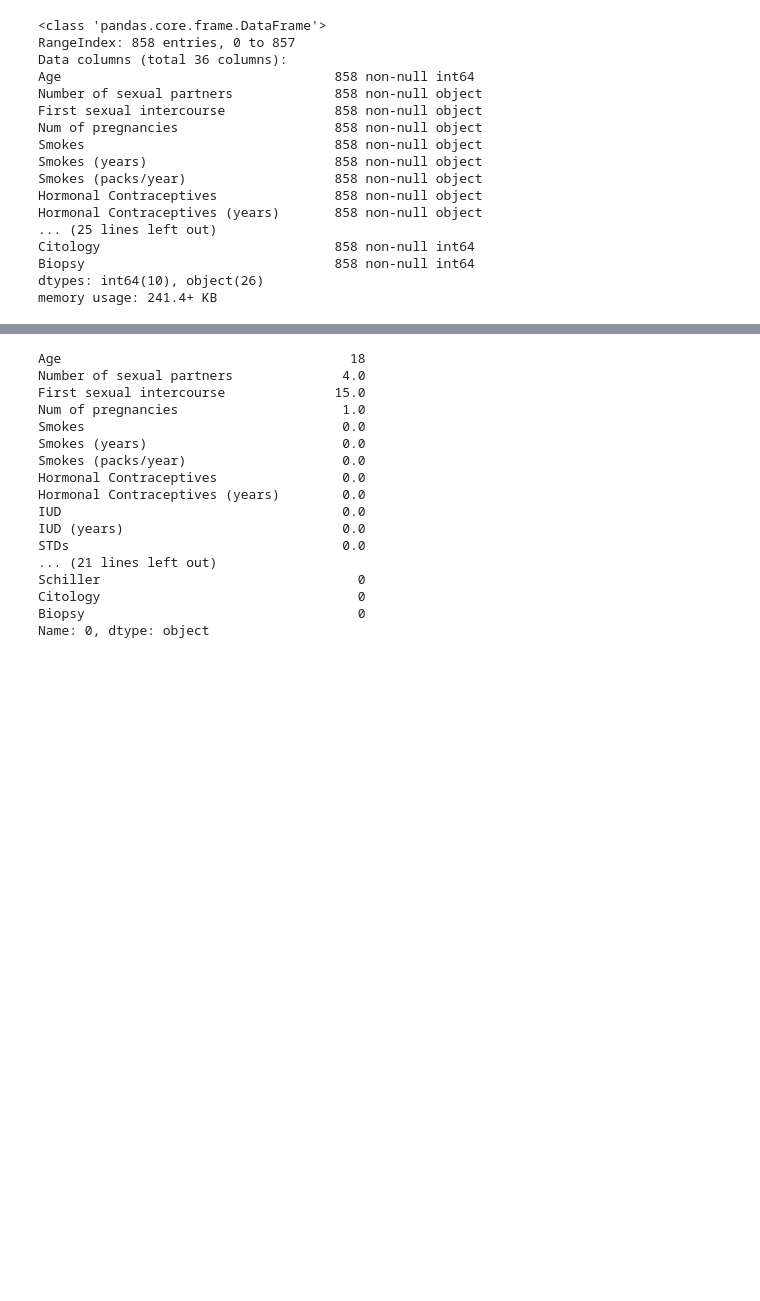
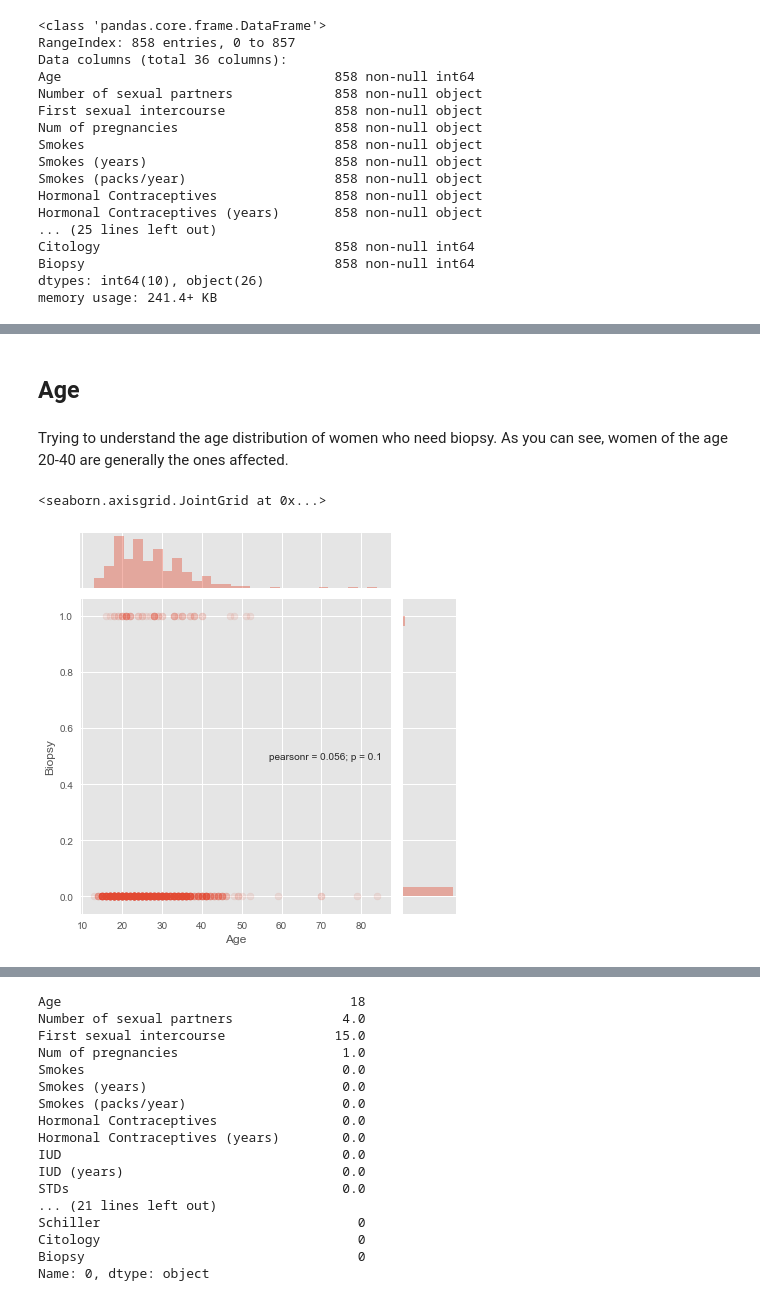
Before and after one commit to rvsaatvik/Predicting-Cervical-Cancer, a Jupyter notebook: Capstone2/Cleanup_Notebook.ipynb, the cells around one changed output, grey strips where cells are left out. Drawn from its saved outputs; the diff is of its cells as text; code cells hidden in the pictures; blank space fills up the shorter version.

```diff
--- a/Capstone2/Cleanup_Notebook.ipynb
+++ b/Capstone2/Cleanup_Notebook.ipynb
@@ -96,0 +151,11 @@ memory usage: 241.4+ KB
+# %% [markdown]
+## Age
+# %% [markdown]
+Trying to understand the age distribution of women who need biopsy. As you can see, women of the age 20-40 are generally the ones affected.
+# %%
+import seaborn as sns
+sns.jointplot(x='Age', y='Biopsy', data=df, alpha=0.1)
+#By adding alpha, we can see the density of the scattered spots clearly.
+# %% [output]
+<seaborn.axisgrid.JointGrid at 0x...>
+[figure, added]
```
Also changed, not shown: parts of 34 cells of this notebook.
